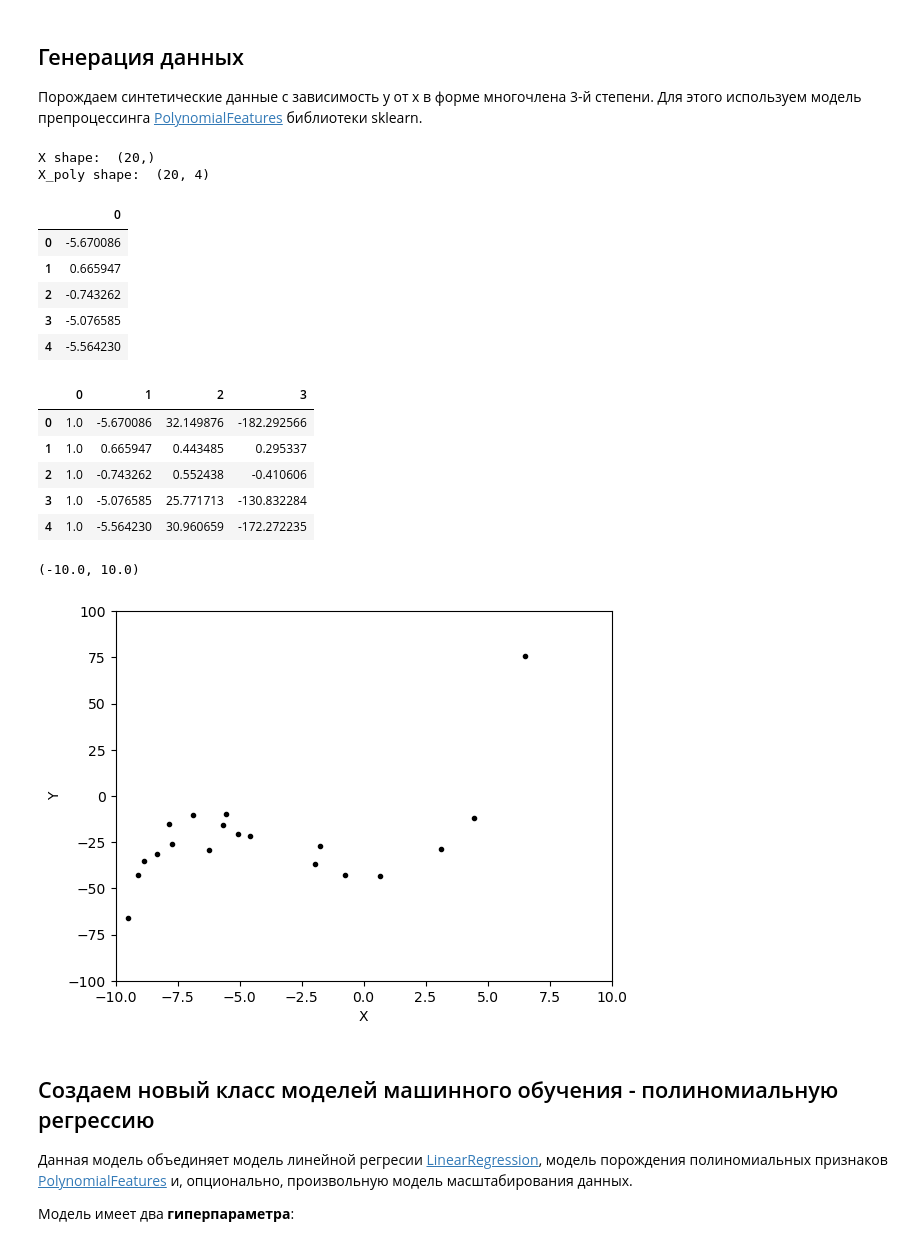
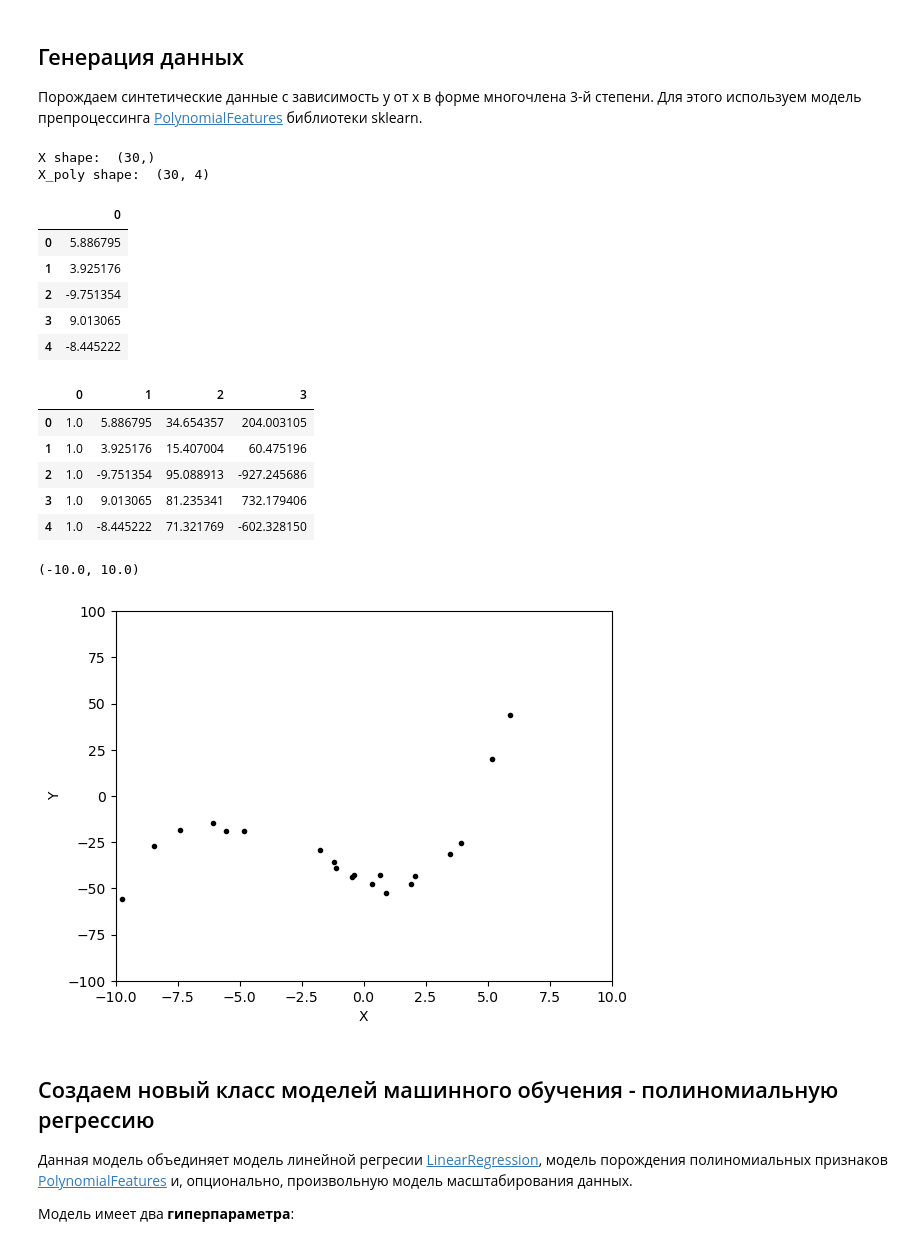
Before and after one commit to mvarentsov/ML4hydromet-2024, a Jupyter notebook: examples/Lect05_LRext_synthetic_data.ipynb, the cells around one changed output. Drawn from its saved outputs; the diff is of its cells as text; code cells hidden in the pictures.

```diff
--- a/examples/Lect05_LRext_synthetic_data.ipynb
+++ b/examples/Lect05_LRext_synthetic_data.ipynb
@@ -31,48 +31,48 @@ from sklearn.model_selection import train_test_split
 def generate_data (sample_size = 40):
 
     #true_degee = 4; true_theta = [0, -2.5, -1.9, -0.019, 0.021]
     true_degee = 3; true_theta = [-50, -4, 1.9, 0.25]
 
 
     X = np.random.rand(sample_size) * 20 - 10
     #X = np.linspace(-10, 10, sample_size)
 
     poly = PolynomialFeatures(true_degee)
     X_poly = poly.fit_transform(X.reshape(-1, 1))
     print('X shape: ', X.shape)
     print('X_poly shape: ', X_poly.shape)
 
     display(pd.DataFrame (X).head())
     display(pd.DataFrame (X_poly).head())
 
-    Y = np.dot(X_poly, true_theta) + np.random.randn(sample_size) * np.sqrt (np.abs(X)) * 2 + np.random.randn(sample_size) * 5
+    Y = np.dot(X_poly, true_theta) + np.random.randn(sample_size) * 5 #+ np.random.randn(sample_size) * np.sqrt (np.abs(X)) * 2
     return X, Y
 
-X, Y = generate_data (20)
+X, Y = generate_data (30)
 
 plt.figure()
 plt.plot(X, Y, '.k')
 plt.xlabel('X')
 plt.ylabel('Y')
 plt.ylim([-100, 100])
 plt.xlim([-10, 10])
 # %% [output]
-X shape:  (20,)
-X_poly shape:  (20, 4)
+X shape:  (30,)
+X_poly shape:  (30, 4)
 |  | 0 |
-| 0 | -5.670086 |
-| 1 | 0.665947 |
-| 2 | -0.743262 |
-| 3 | -5.076585 |
-| 4 | -5.564230 |
+| 0 | 5.886795 |
+| 1 | 3.925176 |
+| 2 | -9.751354 |
+| 3 | 9.013065 |
+| 4 | -8.445222 |
 |  | 0 | 1 | 2 | 3 |
-| 0 | 1.0 | -5.670086 | 32.149876 | -182.292566 |
-| 1 | 1.0 | 0.665947 | 0.443485 | 0.295337 |
-| 2 | 1.0 | -0.743262 | 0.552438 | -0.410606 |
-| 3 | 1.0 | -5.076585 | 25.771713 | -130.832284 |
-| 4 | 1.0 | -5.564230 | 30.960659 | -172.272235 |
+| 0 | 1.0 | 5.886795 | 34.654357 | 204.003105 |
+| 1 | 1.0 | 3.925176 | 15.407004 | 60.475196 |
+| 2 | 1.0 | -9.751354 | 95.088913 | -927.245686 |
+| 3 | 1.0 | 9.013065 | 81.235341 | 732.179406 |
+| 4 | 1.0 | -8.445222 | 71.321769 | -602.328150 |
 (-10.0, 10.0)
-[figure, old version]
+[figure, new version]
 # %% [markdown]
 ## Создаем новый класс моделей машинного обучения - полиномиальную регрессию
 
```
Also changed, not shown: parts of 4 cells of this notebook, 6 other files.
